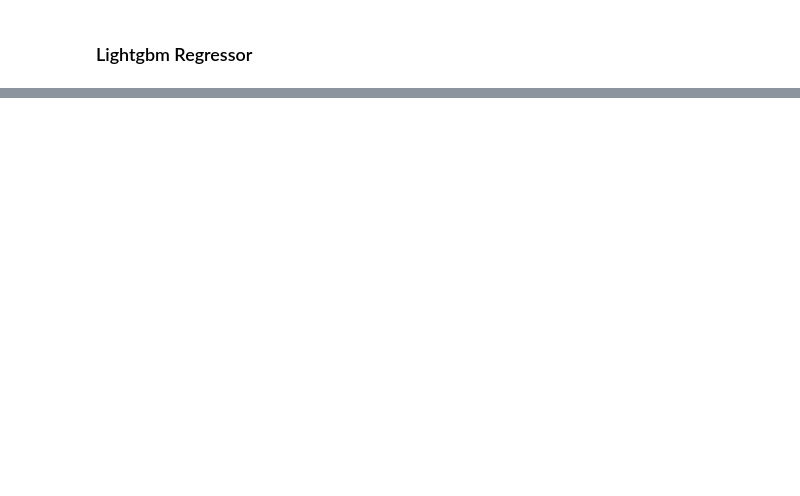
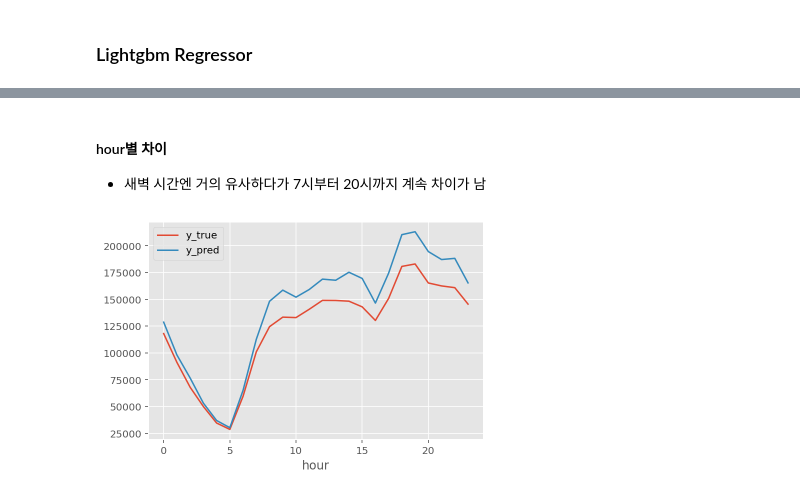
Before and after one commit to aeea-0605/taxi-demand-repo, a Jupyter notebook: notebooks/04_ensemble_modeling.ipynb, the cells around one changed output, grey strips where cells are left out. Cells and saved outputs as stored; diff of their text form; code cells hidden in the pictures; blank space fills up the shorter version.

```diff
--- a/notebooks/04_ensemble_modeling.ipynb
+++ b/notebooks/04_ensemble_modeling.ipynb
@@ -404,0 +622,7 @@ def run(_log, _run):
+# %% [markdown]
+#### hour별 차이
+- 새벽 시간엔 거의 유사하다가 7시부터 20시까지 계속 차이가 남
+# %%
+test_df[['hour','y_true', 'y_pred']].groupby('hour').sum()[['y_true', 'y_pred']].plot();
+# %% [output]
+[figure, added]
```
Also changed, not shown: parts of 61 cells of this notebook.
